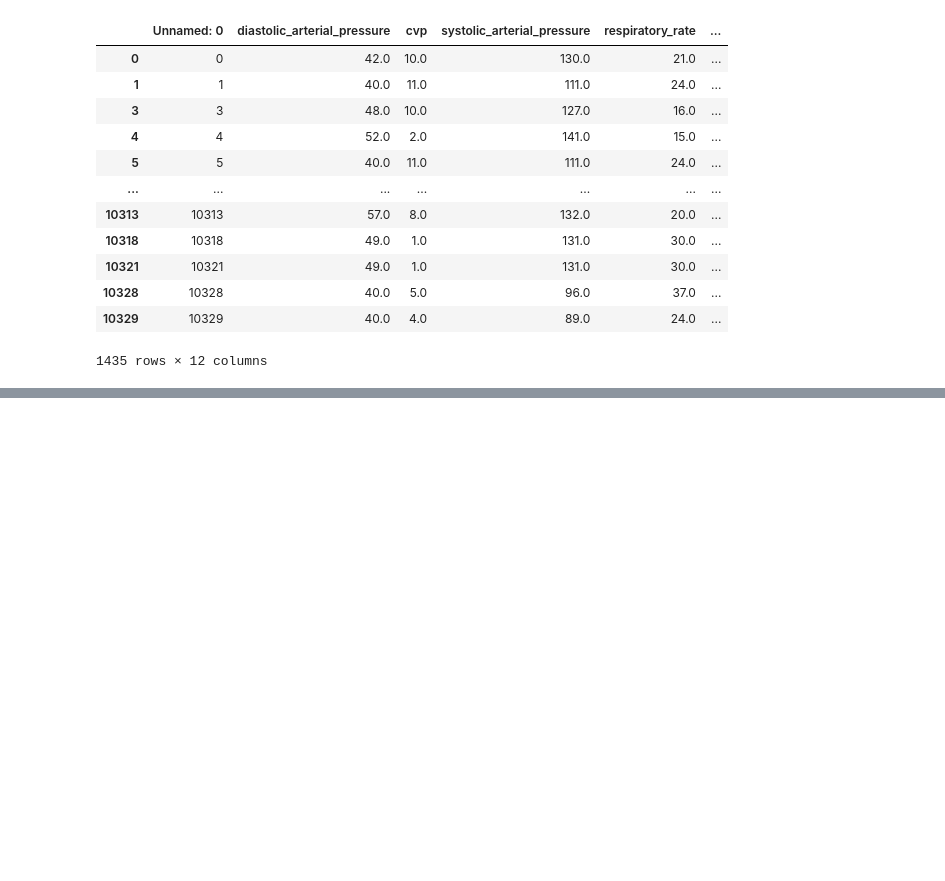
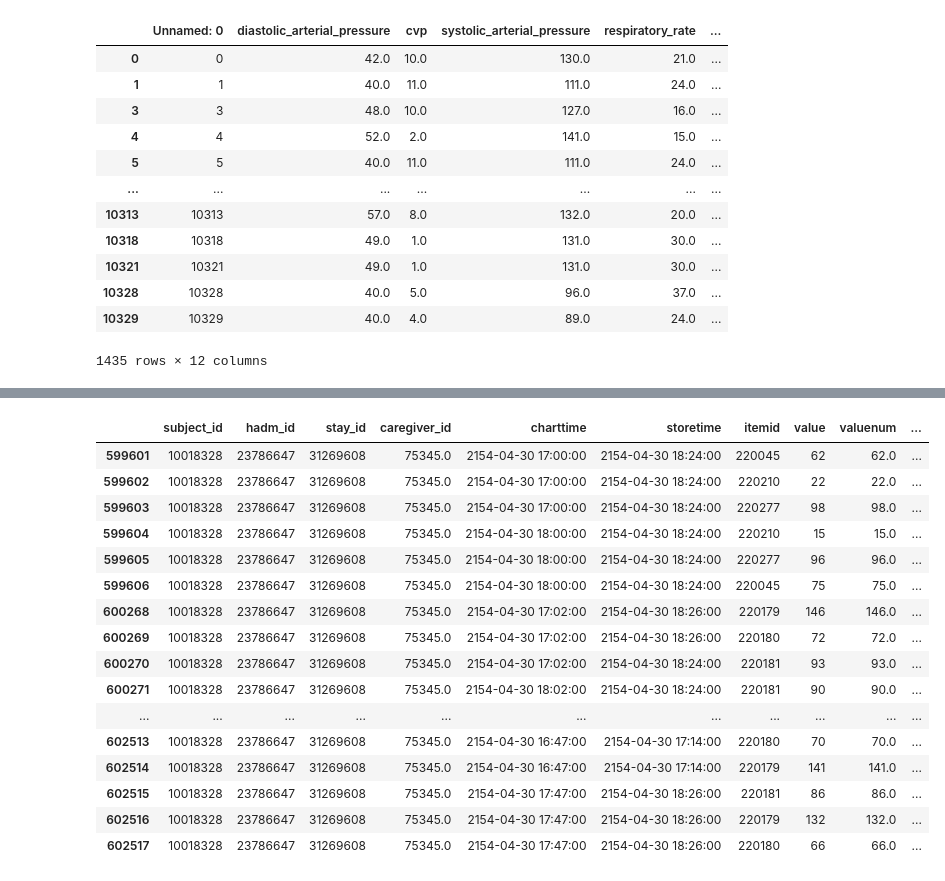
Before and after one commit to lmitchell33/Fluid-Solutions-ML, a Jupyter notebook: notebooks/final_cleaning.ipynb, the cells around one changed output, grey strips where cells are left out. Drawn from its saved outputs; the diff is of its cells as text; code cells hidden in the pictures; blank space fills up the shorter version.

Commit message:
random stuff

```diff
--- a/notebooks/final_cleaning.ipynb
+++ b/notebooks/final_cleaning.ipynb
@@ -89,5 +89,10 @@ fluid_input_df = fluid_input_df[
 
 # cleanup the data in the chart evens table
 chart_df = chart_df.dropna(subset=['itemid', 'valueuom', 'charttime', 'valuenum', 'value'])
+
+fluid_output_df = fluid_output_df[
+    (fluid_output_df['value'] > 0) &
+    (fluid_output_df['valueuom'].astype(str) == "ml")
+]
 # %%
 # Test code to make sure what I am iterating through works
@@ -205,0 +460,93 @@ training_data
+# %%
+def is_too_close(curr_time, table, table_name):
+    if table.empty:
+        return False
+
+    if table_name == "fluid_in":
+        for row in table.itertuples():
+            if abs(row.starttime - curr_time) <= timedelta(hours=2):
+                return True
+
+    if table_name == "fluid_out":
+        for row in table.itertuples():
+            if abs(row.charttime - curr_time) <= timedelta(hours=2):
+                return True
+
+    return False
+
+# Lets try to do some stuff for the normal blood volume status
+patient_stays = pd.read_csv("~/Fluid-Solutions-ML/data/raw/icustays.csv")
+
+patient_stays.dropna(inplace=True)
+
+normal_data_rows = []
+
+for patient in patient_stays.itertuples():
+    curr_hadmi_id = str(patient.hadm_id)
+
+    if pd.isna(curr_hadmi_id):
+        continue
+
+    # get the vitals associated with the patiet
+    current_patient_chart_events = chart_df[
+        (chart_df['hadm_id'].astype(str) == curr_hadmi_id) &
+        (chart_df['itemid'].astype(int).isin(list(vitals_item_ids.keys())))
+    ]
+
+    if current_patient_chart_events.empty:
+        continue
+
+    # get the fluid administration values for the patient
+    fluid_in_events = fluid_input_df[
+        (fluid_input_df['hadm_id'].astype(str) == curr_hadmi_id)
+    ]
+
+    # get the dialysis values for the patient
+    fluid_out_events = fluid_output_df[
+        (fluid_output_df['hadm_id'].astype(str) == curr_hadmi_id)
+    ]
+
+    # Get unique charttimes to evaluate
+    unique_charttimes = current_patient_chart_events['charttime'].unique()
+
+    for chart_time in unique_charttimes:
+
+        if is_too_close(chart_time, fluid_in_events, 'fluid_in') or is_too_close(chart_time, fluid_out_events, 'fluid_out'):
+            continue
+
+        # Get all vitals within a 2-hour window of this time
+        time_window_events = current_patient_chart_events[
+            (current_patient_chart_events['charttime'] <= chart_time) &
+            (current_patient_chart_events['charttime'] > chart_time - timedelta(hours=2))
+        ]
+
+        for time in time_window_events['charttime'].unique():
+            datapoint = {}
+            rows_assocaited_with_timestamp = time_window_events[time_window_events['charttime'] == time]
+            if len(rows_assocaited_with_timestamp) >= 7:
+                for row in rows_assocaited_with_timestamp.itertuples():
+                    datapoint[vitals_item_ids[row.itemid]] = row.valuenum
+
+                normal_data_rows.append(datapoint)
+    break
+
+# normal_data_rows
+time_window_events
+# %% [output]
+|  | subject_id | hadm_id | stay_id | caregiver_id | charttime | storetime | itemid | value | valuenum | ... |
+| 599601 | 10018328 | 23786647 | 31269608 | 75345.0 | 2154-04-30 17:00:00 | 2154-04-30 18:24:00 | 220045 | 62 | 62.0 | ... |
+| 599602 | 10018328 | 23786647 | 31269608 | 75345.0 | 2154-04-30 17:00:00 | 2154-04-30 18:24:00 | 220210 | 22 | 22.0 | ... |
+| 599603 | 10018328 | 23786647 | 31269608 | 75345.0 | 2154-04-30 17:00:00 | 2154-04-30 18:24:00 | 220277 | 98 | 98.0 | ... |
+| 599604 | 10018328 | 23786647 | 31269608 | 75345.0 | 2154-04-30 18:00:00 | 2154-04-30 18:24:00 | 220210 | 15 | 15.0 | ... |
+| 599605 | 10018328 | 23786647 | 31269608 | 75345.0 | 2154-04-30 18:00:00 | 2154-04-30 18:24:00 | 220277 | 96 | 96.0 | ... |
+| 599606 | 10018328 | 23786647 | 31269608 | 75345.0 | 2154-04-30 18:00:00 | 2154-04-30 18:24:00 | 220045 | 75 | 75.0 | ... |
+| 600268 | 10018328 | 23786647 | 31269608 | 75345.0 | 2154-04-30 17:02:00 | 2154-04-30 18:26:00 | 220179 | 146 | 146.0 | ... |
+| 600269 | 10018328 | 23786647 | 31269608 | 75345.0 | 2154-04-30 17:02:00 | 2154-04-30 18:26:00 | 220180 | 72 | 72.0 | ... |
+| 600270 | 10018328 | 23786647 | 31269608 | 75345.0 | 2154-04-30 17:02:00 | 2154-04-30 18:24:00 | 220181 | 93 | 93.0 | ... |
+| 600271 | 10018328 | 23786647 | 31269608 | 75345.0 | 2154-04-30 18:02:00 | 2154-04-30 18:24:00 | 220181 | 90 | 90.0 | ... |
+| ... | ... | ... | ... | ... | ... | ... | ... | ... | ... | ... |
+| 602513 | 10018328 | 23786647 | 31269608 | 75345.0 | 2154-04-30 16:47:00 | 2154-04-30 17:14:00 | 220180 | 70 | 70.0 | ... |
+| 602514 | 10018328 | 23786647 | 31269608 | 75345.0 | 2154-04-30 16:47:00 | 2154-04-30 17:14:00 | 220179 | 141 | 141.0 | ... |
+| 602515 | 10018328 | 23786647 | 31269608 | 75345.0 | 2154-04-30 17:47:00 | 2154-04-30 18:26:00 | 220181 | 86 | 86.0 | ... |
+| 602516 | 10018328 | 23786647 | 31269608 | 75345.0 | 2154-04-30 17:47:00 | 2154-04-30 18:26:00 | 220179 | 132 | 132.0 | ... |
+| 602517 | 10018328 | 23786647 | 31269608 | 75345.0 | 2154-04-30 17:47:00 | 2154-04-30 18:26:00 | 220180 | 66 | 66.0 | ... |
```
Also changed, not shown: parts of 17 cells of this notebook, 11 other files.
